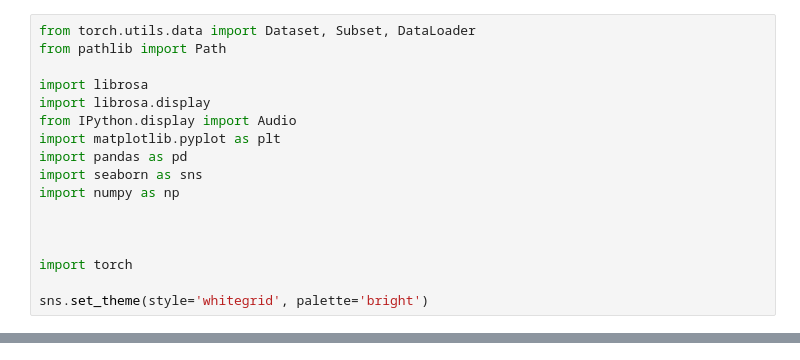
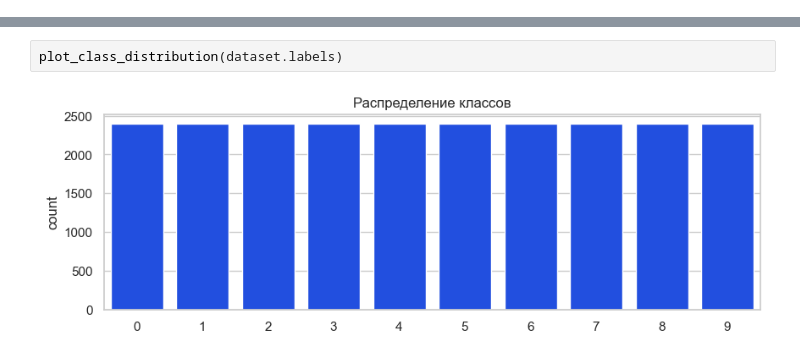
Before and after one commit to aibryanov/speech-emo-recognition, a Jupyter notebook: notebooks/audioMNIST_EDA.ipynb, the cells around one changed output, grey strips where cells are left out. Drawn from its saved outputs; the diff is of its cells as text.

```diff
--- a/notebooks/audioMNIST_EDA.ipynb
+++ b/notebooks/audioMNIST_EDA.ipynb
@@ -8,17 +0,0 @@ Pipeline = AudioDataset (__init__ paths, __getitem__ return wavform, label) -> E
-# %%
-from torch.utils.data import Dataset, Subset, DataLoader
-from pathlib import Path
-
-import librosa
-import librosa.display
-from IPython.display import Audio
-import matplotlib.pyplot as plt
-import pandas as pd
-import seaborn as sns
-import numpy as np
-
-
-
-import torch
-
-sns.set_theme(style='whitegrid', palette='bright')
@@ -200,0 +80,4 @@ class Featurizer(nn.Module):
+# %%
+plot_class_distribution(dataset.labels)
+# %% [output]
+[figure, added]
```
Also changed, not shown: parts of 35 cells of this notebook, 10 other files.
